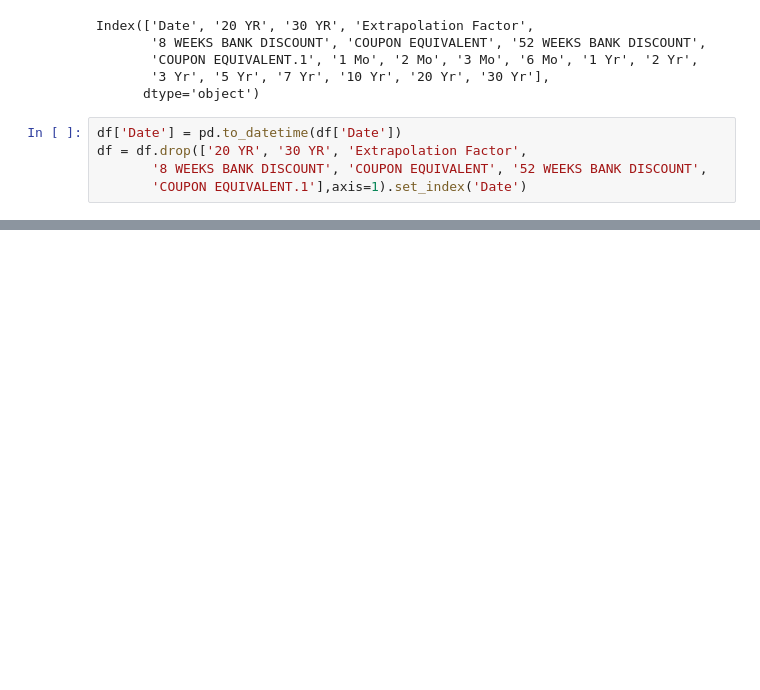
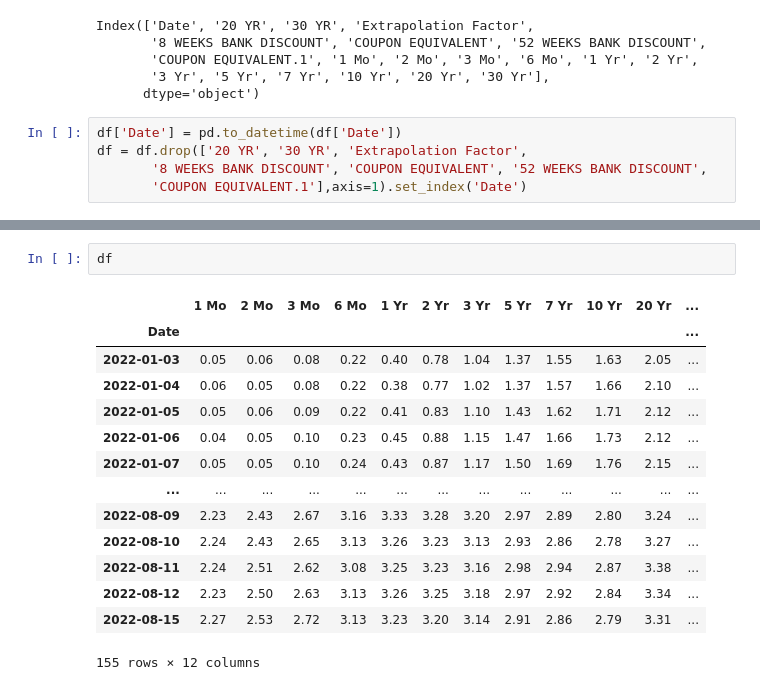
Before and after one commit to lenkaB-0101/Visualizing_Historical_Yield_Curves, a Jupyter notebook: main.ipynb, the cells around one changed output, grey strips where cells are left out. Saved outputs shown, nothing was run; the diff lists cells and outputs as text; blank space fills up the shorter version.

```diff
--- a/main.ipynb
+++ b/main.ipynb
@@ -47,0 +56,17 @@ df
+# %%
+df
+# %% [output]
+|  | 1 Mo | 2 Mo | 3 Mo | 6 Mo | 1 Yr | 2 Yr | 3 Yr | 5 Yr | 7 Yr | 10 Yr | 20 Yr | ... |
+| Date |  |  |  |  |  |  |  |  |  |  |  | ... |
+| 2022-01-03 | 0.05 | 0.06 | 0.08 | 0.22 | 0.40 | 0.78 | 1.04 | 1.37 | 1.55 | 1.63 | 2.05 | ... |
+| 2022-01-04 | 0.06 | 0.05 | 0.08 | 0.22 | 0.38 | 0.77 | 1.02 | 1.37 | 1.57 | 1.66 | 2.10 | ... |
+| 2022-01-05 | 0.05 | 0.06 | 0.09 | 0.22 | 0.41 | 0.83 | 1.10 | 1.43 | 1.62 | 1.71 | 2.12 | ... |
+| 2022-01-06 | 0.04 | 0.05 | 0.10 | 0.23 | 0.45 | 0.88 | 1.15 | 1.47 | 1.66 | 1.73 | 2.12 | ... |
+| 2022-01-07 | 0.05 | 0.05 | 0.10 | 0.24 | 0.43 | 0.87 | 1.17 | 1.50 | 1.69 | 1.76 | 2.15 | ... |
+| ... | ... | ... | ... | ... | ... | ... | ... | ... | ... | ... | ... | ... |
+| 2022-08-09 | 2.23 | 2.43 | 2.67 | 3.16 | 3.33 | 3.28 | 3.20 | 2.97 | 2.89 | 2.80 | 3.24 | ... |
+| 2022-08-10 | 2.24 | 2.43 | 2.65 | 3.13 | 3.26 | 3.23 | 3.13 | 2.93 | 2.86 | 2.78 | 3.27 | ... |
+| 2022-08-11 | 2.24 | 2.51 | 2.62 | 3.08 | 3.25 | 3.23 | 3.16 | 2.98 | 2.94 | 2.87 | 3.38 | ... |
+| 2022-08-12 | 2.23 | 2.50 | 2.63 | 3.13 | 3.26 | 3.25 | 3.18 | 2.97 | 2.92 | 2.84 | 3.34 | ... |
+| 2022-08-15 | 2.27 | 2.53 | 2.72 | 3.13 | 3.23 | 3.20 | 3.14 | 2.91 | 2.86 | 2.79 | 3.31 | ... |
+155 rows × 12 columns
```
Also changed, not shown: parts of 4 cells of this notebook.
